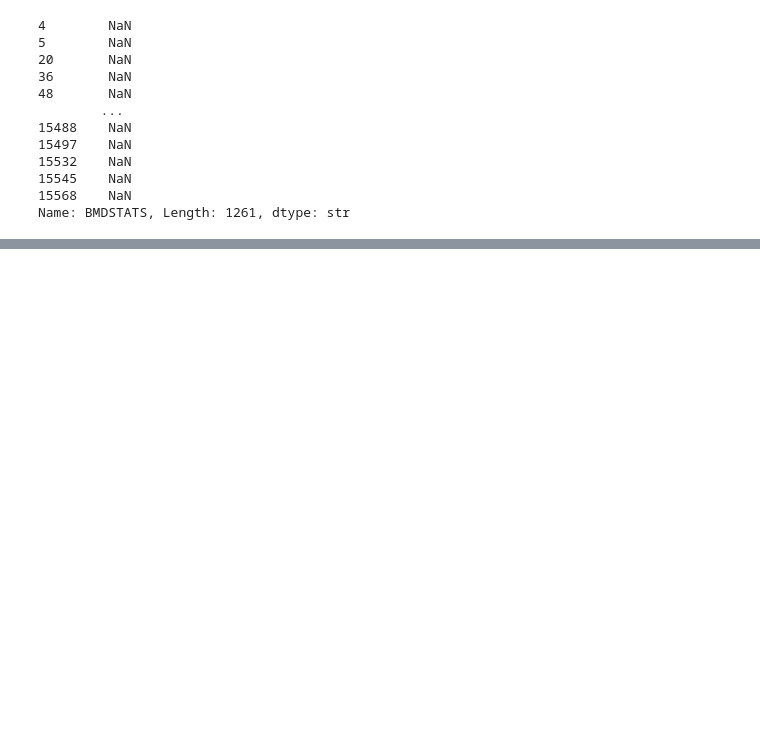
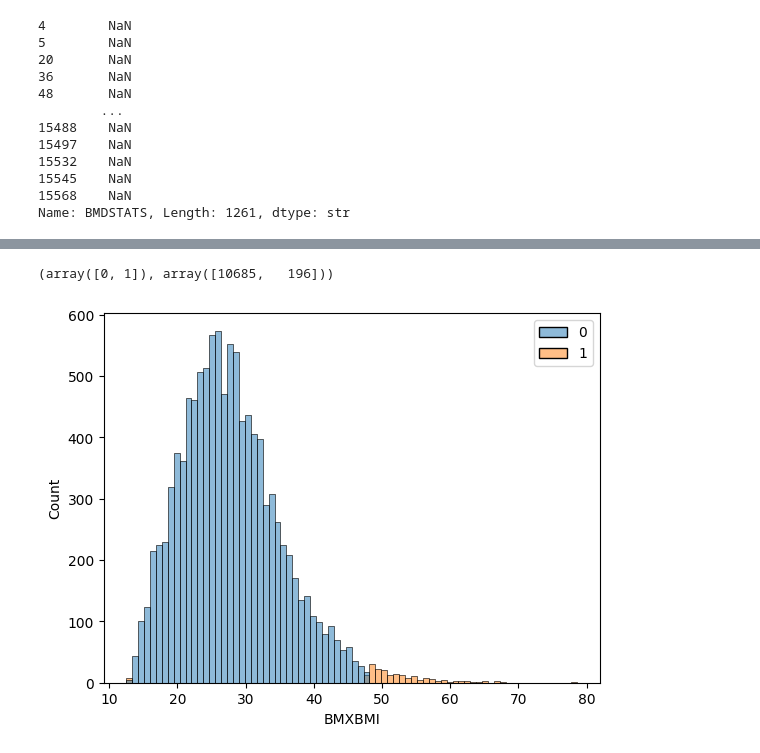
Before and after one commit to Happy2018new/sport-big-data-analysis, a Jupyter notebook: Week 1/Material/book.ipynb, the cells around one changed output, grey strips where cells are left out. Cells and saved outputs as stored; diff of their text form; code cells hidden in the pictures; blank space fills up the shorter version.

```diff
--- a/Week 1/Material/book.ipynb
+++ b/Week 1/Material/book.ipynb
@@ -228,0 +392,13 @@ nhane.describe().T
+# %%
+# tmp4.loc[tmp4['BMXBMI'] == tmp4['BMXBMI'].max(), 'BMXBMI']
+# sns.histplot(tmp4,x='BMXBMI')
+
+from pyod.models.kde import KDE
+clf = KDE(contamination=0.018)
+clf.fit(tmp4['BMXBMI'].to_numpy().reshape(-1,1))
+y_train_pred = clf.labels_
+sns.histplot(tmp4,x='BMXBMI',hue=y_train_pred)
+np.unique(y_train_pred, return_counts=True)
+# %% [output]
+(array([0, 1]), array([10685,   196]))
+[figure, added]
```
Also changed, not shown: parts of 14 cells of this notebook, 7 other files.
